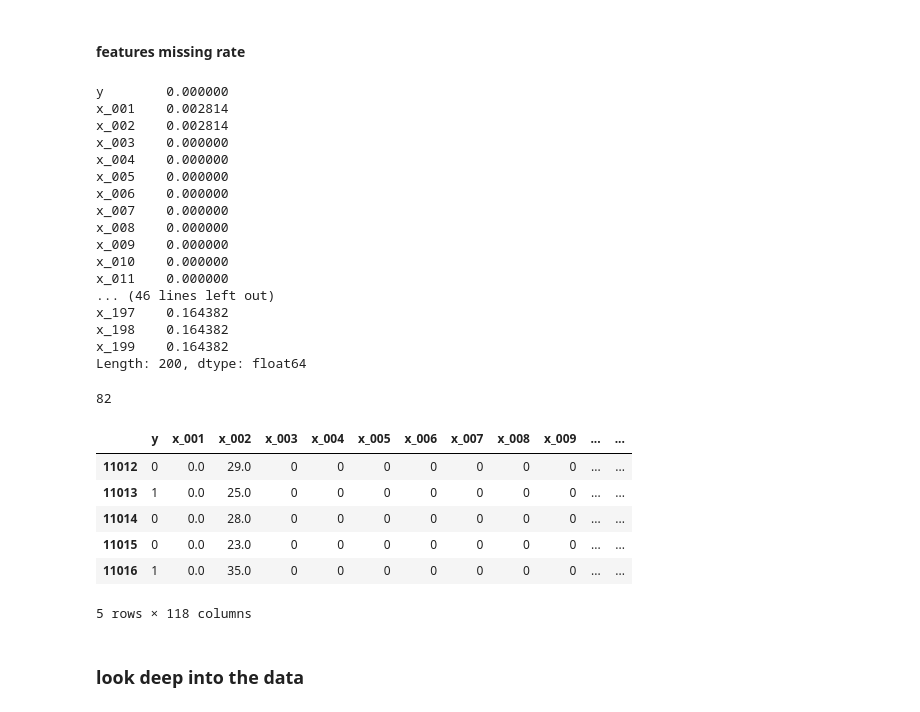
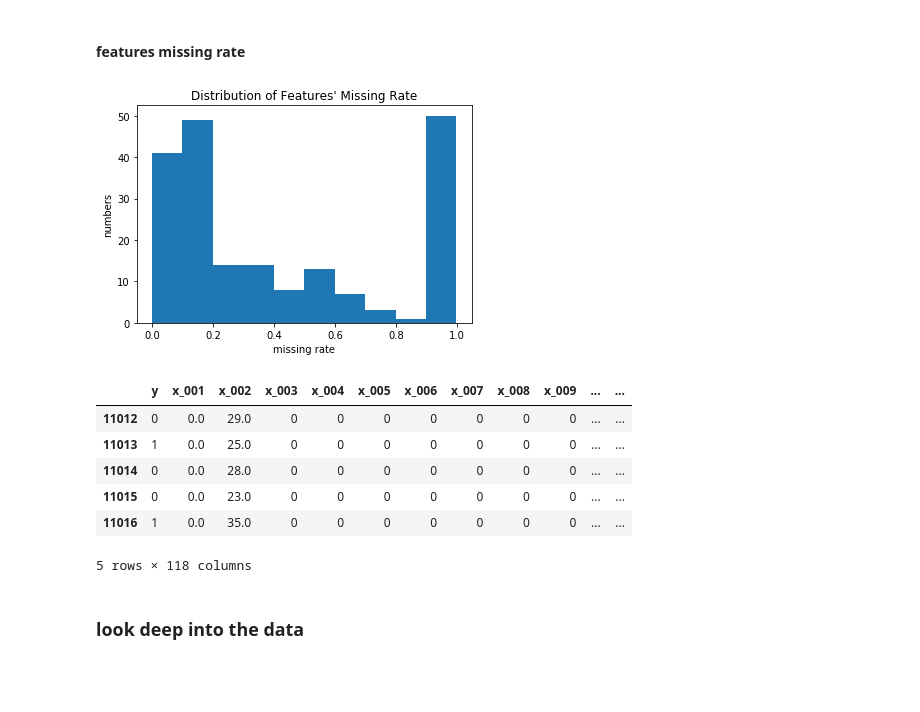
Before and after one commit to AtomMe/PHBS_TQFML, a Jupyter notebook: Project/Credit/missing_data_process.ipynb, the cells around one changed output. Cells and saved outputs as stored; diff of their text form; code cells hidden in the pictures; blank space fills up the shorter version.

```diff
--- a/Project/Credit/missing_data_process.ipynb
+++ b/Project/Credit/missing_data_process.ipynb
@@ -13,42 +13,29 @@ model_sample = pd.read_csv("./data/model_sample.csv")
 model_sample = model_sample.drop('user_id', axis=1)
 # %% [markdown]
 #### features missing rate
-# %%
-miss_rate = model_sample.isnull().sum()/len(model_sample)
-miss_rate
-# %% [output]
-y        0.000000
-x_001    0.002814
-x_002    0.002814
-x_003    0.000000
-x_004    0.000000
-x_005    0.000000
-x_006    0.000000
-x_007    0.000000
-x_008    0.000000
-x_009    0.000000
-x_010    0.000000
-x_011    0.000000
-... (46 lines left out)
-x_197    0.164382
-x_198    0.164382
-x_199    0.164382
-Length: 200, dtype: float64
+# %%
+miss_rate = model_sample.isnull().sum()/len(model_sample)
+plt.hist(miss_rate)
+plt.title('Distribution of Features\' Missing Rate')
+plt.xlabel('missing rate')
+plt.ylabel('numbers')
+plt.show()
+# %% [output]
+[figure, added]
 # %%
-miss_rate_list = miss_rate[(miss_rate > 0.4)] # select missing feature above 40%
-print(len(miss_rate_list))
+# delete missing features whose missing rate are above 40%
+miss_rate_list = miss_rate[(miss_rate > 0.4)]
 miss_delete_features = miss_rate_list.index
 model_sample = model_sample.drop(miss_delete_features, axis=1) #delete some features
 model_sample.tail()
 # %% [output]
+|  | y | x_001 | x_002 | x_003 | x_004 | x_005 | x_006 | x_007 | x_008 | x_009 | ... | ... |
+| 11012 | 0 | 0.0 | 29.0 | 0 | 0 | 0 | 0 | 0 | 0 | 0 | ... | ... |
+| 11013 | 1 | 0.0 | 25.0 | 0 | 0 | 0 | 0 | 0 | 0 | 0 | ... | ... |
+| 11014 | 0 | 0.0 | 28.0 | 0 | 0 | 0 | 0 | 0 | 0 | 0 | ... | ... |
+| 11015 | 0 | 0.0 | 23.0 | 0 | 0 | 0 | 0 | 0 | 0 | 0 | ... | ... |
+| 11016 | 1 | 0.0 | 35.0 | 0 | 0 | 0 | 0 | 0 | 0 | 0 | ... | ... |
-82
+5 rows × 118 columns
-|  | y | x_001 | x_002 | x_003 | x_004 | x_005 | x_006 | x_007 | x_008 | x_009 | ... | ... |
-| 11012 | 0 | 0.0 | 29.0 | 0 | 0 | 0 | 0 | 0 | 0 | 0 | ... | ... |
-| 11013 | 1 | 0.0 | 25.0 | 0 | 0 | 0 | 0 | 0 | 0 | 0 | ... | ... |
-| 11014 | 0 | 0.0 | 28.0 | 0 | 0 | 0 | 0 | 0 | 0 | 0 | ... | ... |
-| 11015 | 0 | 0.0 | 23.0 | 0 | 0 | 0 | 0 | 0 | 0 | 0 | ... | ... |
-| 11016 | 1 | 0.0 | 35.0 | 0 | 0 | 0 | 0 | 0 | 0 | 0 | ... | ... |
-5 rows × 118 columns
 # %% [markdown]
 ### look deep into the data
 # %% [markdown]
```
Also changed, not shown: parts of 5 cells of this notebook, 2 other files.
